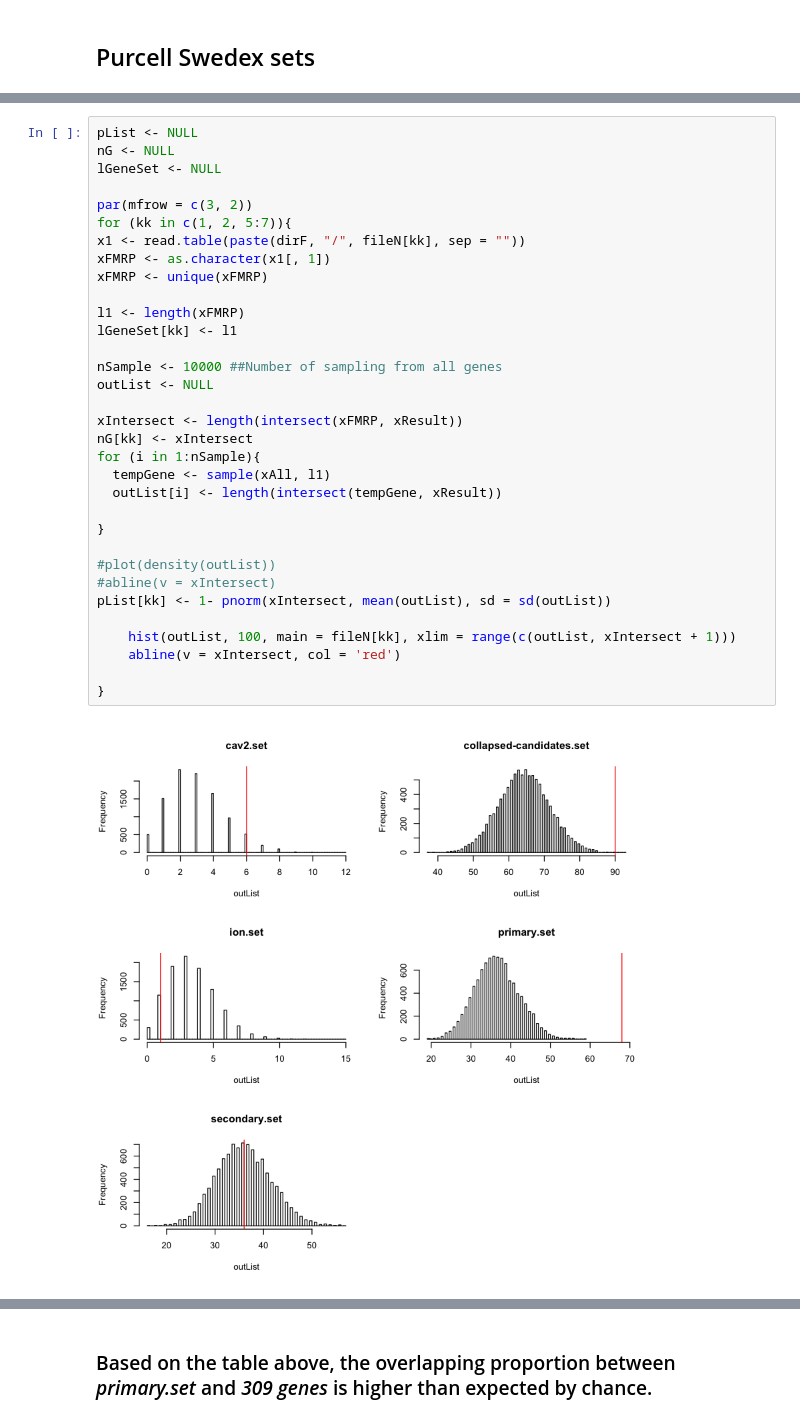
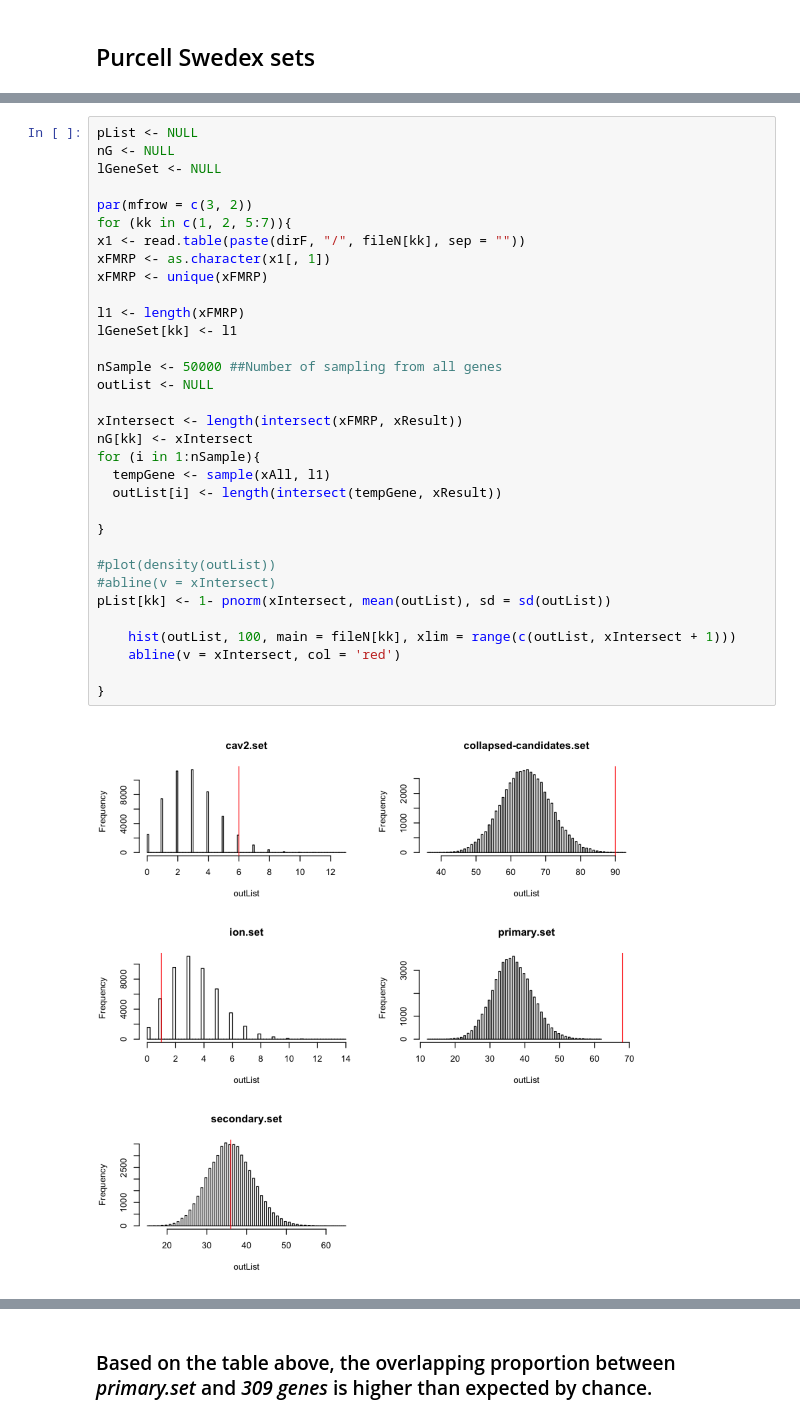
Before and after one commit to hoangtn/extTADA, a Jupyter notebook: Model/intersect_between_309gene_fromTADA_and_other_gene_set.ipynb, the cells around one changed output, grey strips where cells are left out. Saved outputs shown, nothing was run; the diff lists cells and outputs as text.

```diff
--- a/Model/intersect_between_309gene_fromTADA_and_other_gene_set.ipynb
+++ b/Model/intersect_between_309gene_fromTADA_and_other_gene_set.ipynb
@@ -69,35 +75,35 @@ nG <- NULL
 lGeneSet <- NULL
 
 par(mfrow = c(3, 2))
 for (kk in c(1, 2, 5:7)){
 x1 <- read.table(paste(dirF, "/", fileN[kk], sep = ""))
 xFMRP <- as.character(x1[, 1])
 xFMRP <- unique(xFMRP)
 
 l1 <- length(xFMRP)
 lGeneSet[kk] <- l1
 
-nSample <- 10000 ##Number of sampling from all genes
+nSample <- 50000 ##Number of sampling from all genes
 outList <- NULL
 
 xIntersect <- length(intersect(xFMRP, xResult))
 nG[kk] <- xIntersect
 for (i in 1:nSample){
   tempGene <- sample(xAll, l1)
   outList[i] <- length(intersect(tempGene, xResult))
 
 }
 
 #plot(density(outList))
 #abline(v = xIntersect)
 pList[kk] <- 1- pnorm(xIntersect, mean(outList), sd = sd(outList))
 
     hist(outList, 100, main = fileN[kk], xlim = range(c(outList, xIntersect + 1)))
     abline(v = xIntersect, col = 'red')
 
 }
 # %% [output]
-[figure, old version]
+[figure, new version]
 # %%
 outD <- cbind(fileN, pList, nG, lGeneSet)
 colnames(outD) <- c("gene_set_name", "pValue", "nOverlappingGene", "GeneSetLength")
```
Also changed, not shown: parts of 8 cells of this notebook.
